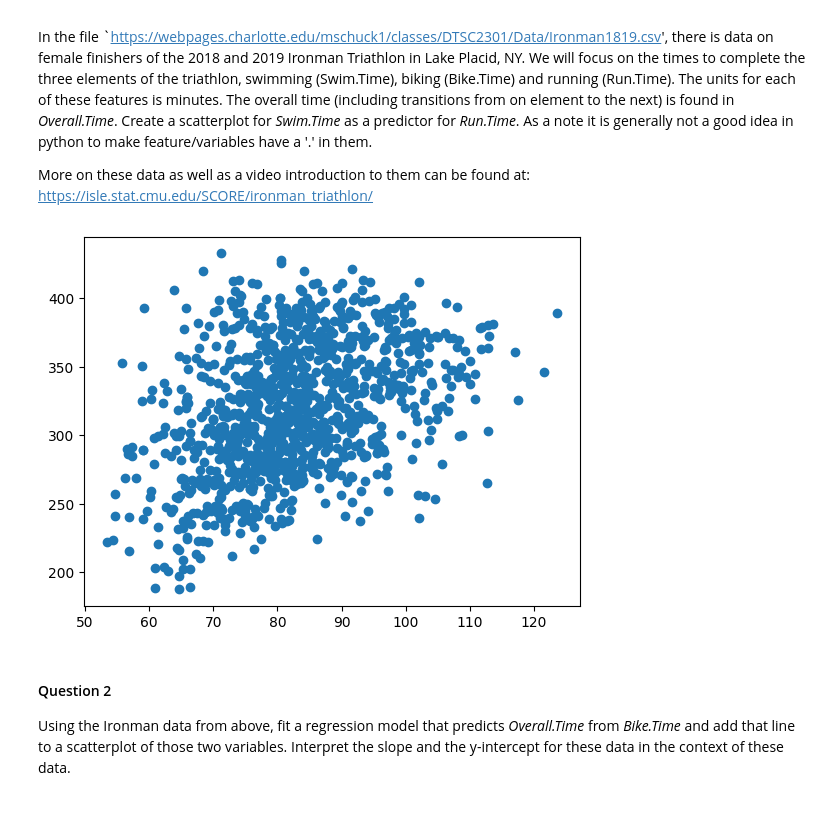
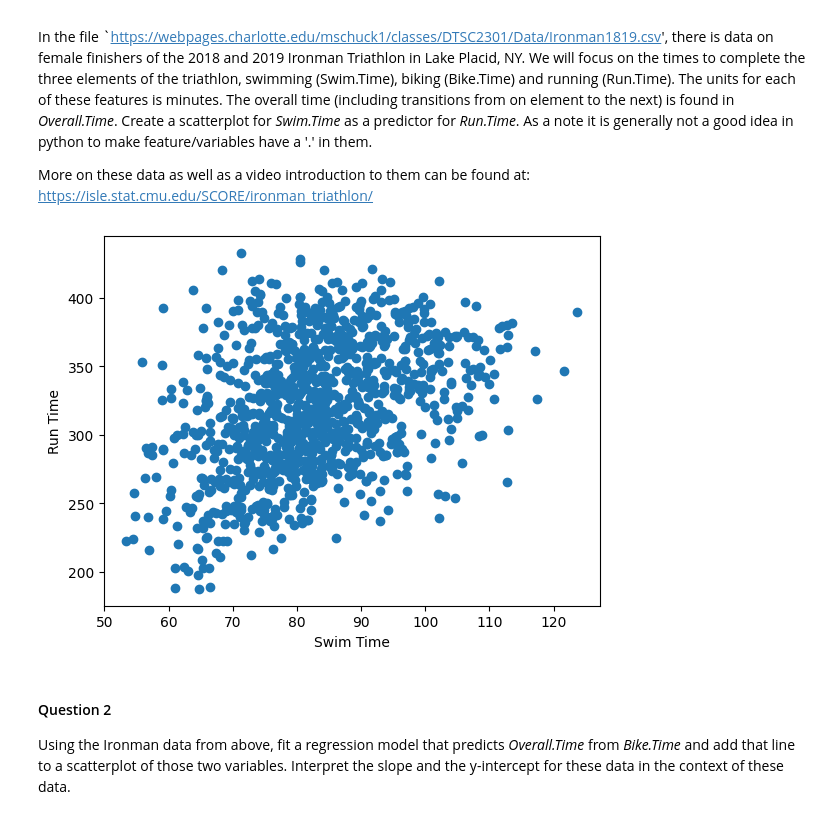
Before and after one commit to mlukoms0/DTSC2301_HW, a Jupyter notebook: DTSC2301_S25_HW2.ipynb, the cells around one changed output. Saved outputs shown, nothing was run; the diff lists cells and outputs as text; code cells hidden in the pictures.

```diff
--- a/DTSC2301_S25_HW2.ipynb
+++ b/DTSC2301_S25_HW2.ipynb
@@ -26,9 +28,11 @@ More on these data as well as a video introduction to them can be found at: http
 # %%
 
 plt.scatter(df['Swim.Time'],df['Run.Time'])
+plt.xlabel('Swim Time')
+plt.ylabel('Run Time')
 plt.show()
 # %% [output]
-[figure, old version]
+[figure, new version]
 # %% [markdown]
 #### Question 2
 Using the Ironman data from above, fit a regression model that predicts *Overall.Time* from *Bike.Time* and add that line to a scatterplot of those two variables.  Interpret the slope and the y-intercept for these data in the context of these data.
```
Also changed, not shown: parts of 5 cells of this notebook, 2 other files.
